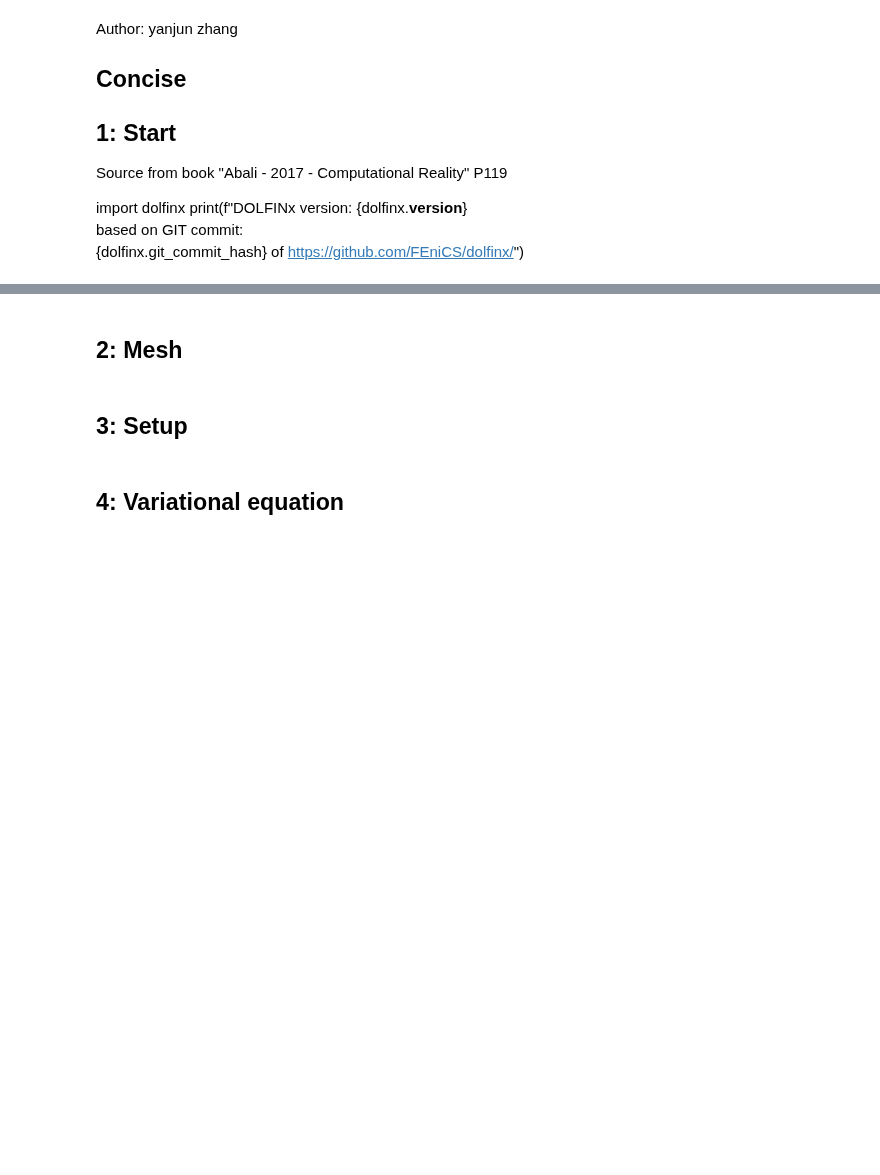
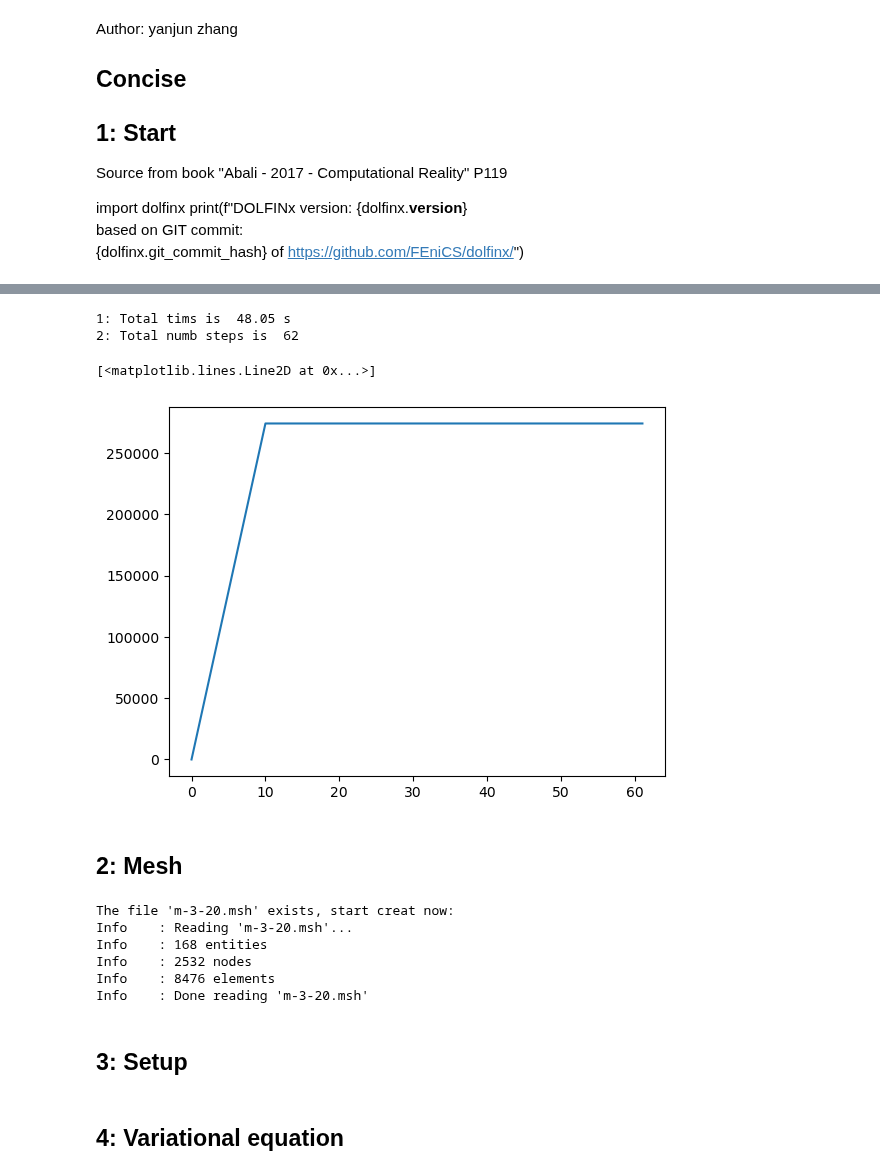
Before and after one commit to yanjun96/thermal_mechanics_fenicsx, a Jupyter notebook: therm_disc/main_code_backward.ipynb, the cells around one changed output, grey strips where cells are left out. Drawn from its saved outputs; the diff is of its cells as text; code cells hidden in the pictures; blank space fills up the shorter version.

```diff
--- a/therm_disc/main_code_backward.ipynb
+++ b/therm_disc/main_code_backward.ipynb
@@ -72,7 +74,7 @@ mesh_max = 20
 c_contact = 1
 
 # Each time step rotation angular, and acc during lag, 1 is full acc, 0 is no acc.
-angular_r = 224
+angular_r = 2240
 v_vehicle = 160
 c_acc = 1
 
@@ -82,7 +84,7 @@ def vehicle_initial(angular_r, v_vehicle, c_contact, c_acc):
     # D_wheel = 920 mm, v = D_wheel /2 /1000 * v_ini *3.6   # km/h
     # Start time, Final time
     t = 0
-    t_brake = 20
+    t_brake = 49
     t_lag = 4
     # rubbing element radius, Contact area
     r_rub = 18.8
@@ -119,35 +121,40 @@ def vehicle_initial(angular_r, v_vehicle, c_contact, c_acc):
         P = []
         for i in range(num_steps):
             if i <= n_lag:
-                P.append( P_initial/ n_lag * (i ** (1/3)) )
+                P.append( P_initial/ n_lag * (i ** (1)) )
             else:
                 P.append( P_initial)
     # S_or is the original brake pad rubbing area, 200 cm2.
     S_or = 200
     S_new = S_total/100 #mm2 to cm2
     # g is the heat source,unit is w/mm2
     g = []
     for i in range(num_steps):
         g.append ( mu * P[i] * v_angular[i] * r_disc * heat_distribution *2 /(t_u**2)  * (S_or/S_new) )
 
     #  h is the heat convection coefficient, unit is W/mm2 K
     h = 7.75e-5
     # radiation is the radiation heat coefficient, unit is W/mm2 K
     # stefan-Boltzmann constant theta = 5.67*10e-8 w/m2 k-4,   0.64 is the emmissivity
     radiation = 5.670*(10e-8)/(t_u**2)  * 0.64
 
     return dt,P,g,num_steps,h,radiation,v_angular,Ti,Tm,S_rub_circle,t,rho,c,k,t_brake,S_total
 
 # calling local functions to get all parameters
 (   dt,  P,    g,    num_steps,    h,    radiation,    v_angular,    Ti,    Tm,    S_rub_circle,    t,
     rho,    c,    k,    t_brake,    S_total,) = vehicle_initial (angular_r, v_vehicle, c_contact, c_acc)
 
 print("1: Total tims is ", round(sum(dt), 2), "s")
 print("2: Total numb steps is ", num_steps)
 
 
 
 plt.plot(P)
+# %% [output]
+1: Total tims is  48.05 s
+2: Total numb steps is  62
+[<matplotlib.lines.Line2D at 0x...>]
+[figure, added]
 # %%
 from disc_f import *
 # %% [markdown]
@@ -198,7 +205,7 @@ u_n.name = "u_n"
 
 fdim = domain.topology.dim - 1
 ## bc_disc is zero, no any dirichlete boundary condition
-bc_disc = mesh.locate_entities_boundary(domain, fdim, lambda x: np.isclose(x[2], 50))
+bc_disc = mesh.locate_entities_boundary(domain, fdim, lambda x: np.isclose(x[2], 100))
 bc = fem.dirichletbc(
     PETSc.ScalarType(Tm), fem.locate_dofs_topological(V, fdim, bc_disc), V
 )
@@ -208,6 +215,13 @@ import meshio
 
 mesh1 = meshio.read(mesh_filename1)
 total_elements = sum(len(cells.data) for cells in mesh1.cells)
+# %% [output]
+The file 'm-3-20.msh' exists, start creat now:
+Info    : Reading 'm-3-20.msh'...
+Info    : 168 entities
+Info    : 2532 nodes
+Info    : 8476 elements
+Info    : Done reading 'm-3-20.msh'
 # %% [markdown]
 ## 3: Setup
 # %%
```
Also changed, not shown: parts of 6 cells of this notebook, 20 other files.
